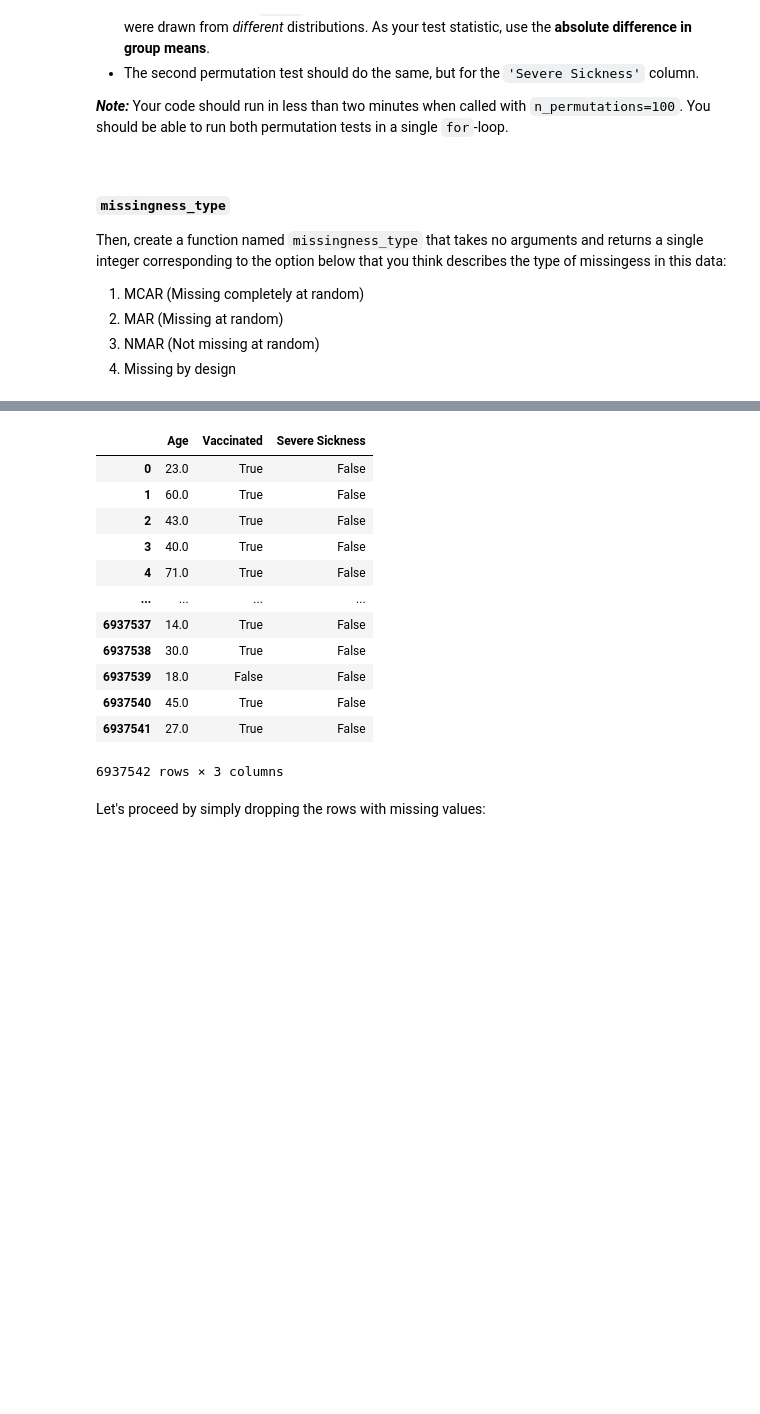
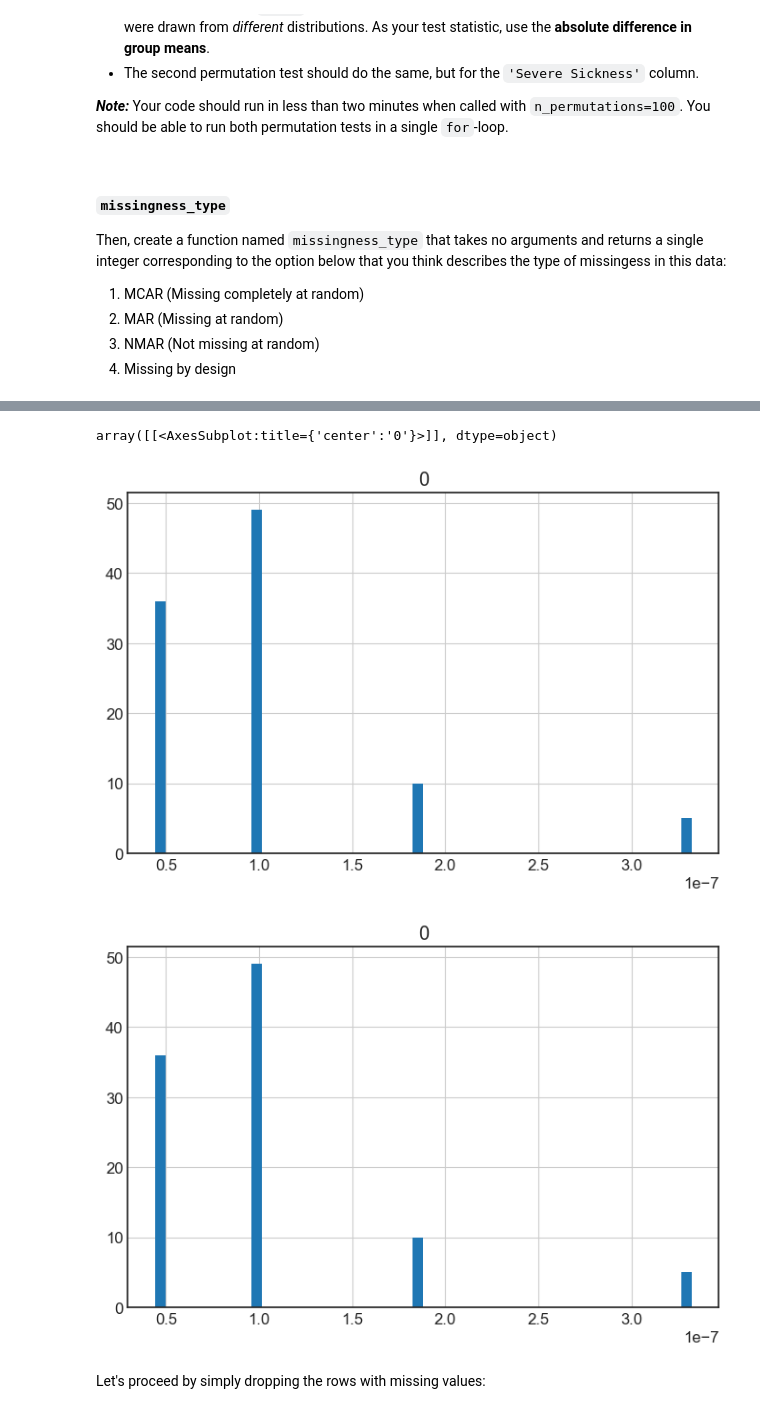
Before and after one commit to zaki1503/dsc80-2022-fa, a Jupyter notebook: projects/02-covid_vax/assignment/project.ipynb, the cells around one changed output, grey strips where cells are left out. Drawn from its saved outputs; the diff is of its cells as text; code cells hidden in the pictures; blank space fills up the shorter version.

```diff
--- a/projects/02-covid_vax/assignment/project.ipynb
+++ b/projects/02-covid_vax/assignment/project.ipynb
@@ -778,19 +778,13 @@ NameError: name 'israel' is not defined
-# %%
-israel
-# %% [output]
-|  | Age | Vaccinated | Severe Sickness |
-| 0 | 23.0 | True | False |
-| 1 | 60.0 | True | False |
-| 2 | 43.0 | True | False |
-| 3 | 40.0 | True | False |
-| 4 | 71.0 | True | False |
-| ... | ... | ... | ... |
-| 6937537 | 14.0 | True | False |
-| 6937538 | 30.0 | True | False |
-| 6937539 | 18.0 | False | False |
-| 6937540 | 45.0 | True | False |
-| 6937541 | 27.0 | True | False |
-6937542 rows × 3 columns
+# %%
+df1 = pd.DataFrame(test_stats_vax)
+df2 = pd.DataFrame(test_stats_sick)
+
+df1.hist(bins=50)
+df2.hist(bins=50)
+# %% [output]
+array([[<AxesSubplot:title={'center':'0'}>]], dtype=object)
+[figure, added]
+[figure, added]
 # %%
 grader.check("q7")
 # %% [markdown]
```
Also changed, not shown: parts of 15 cells of this notebook, 2 other files.
